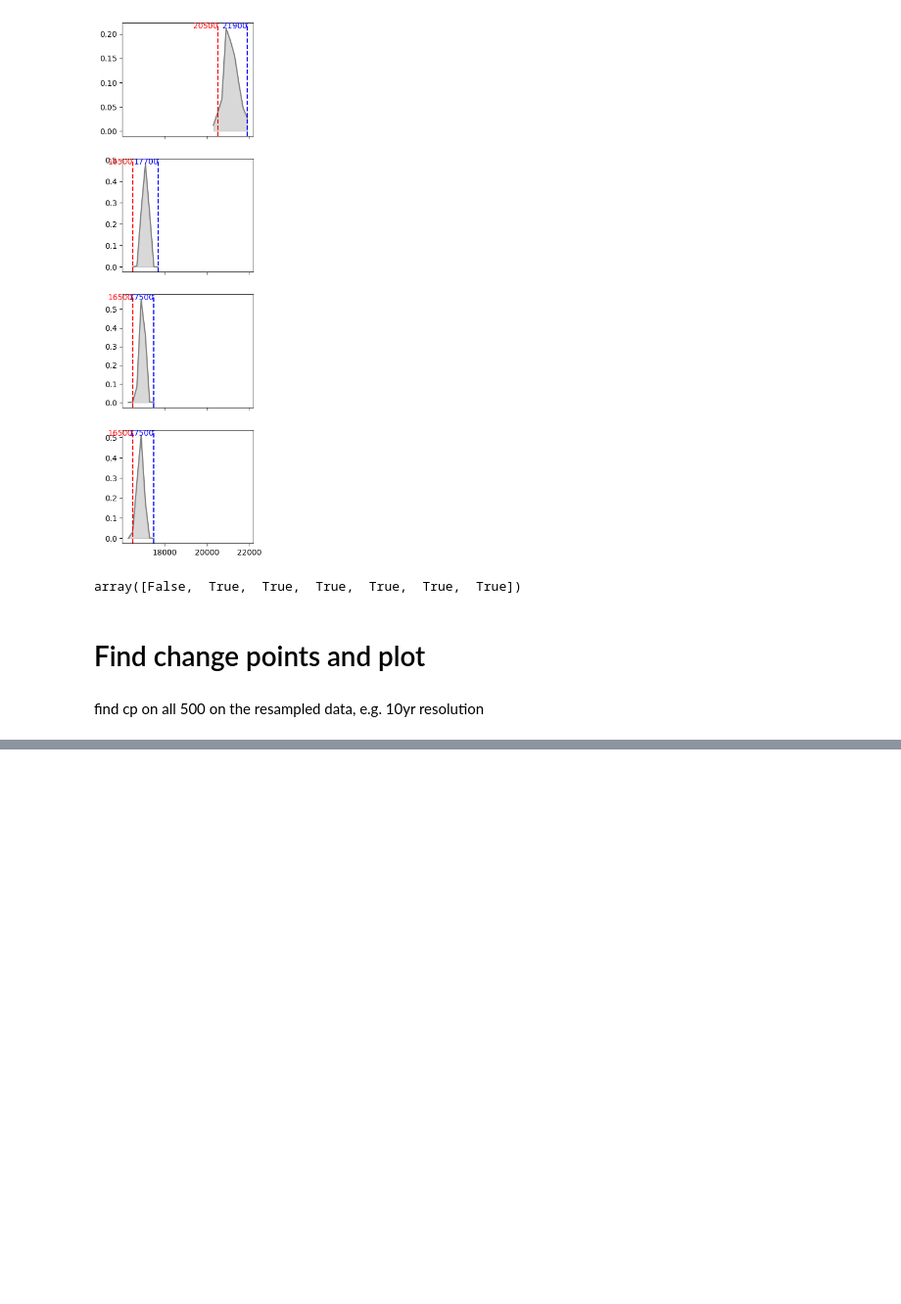
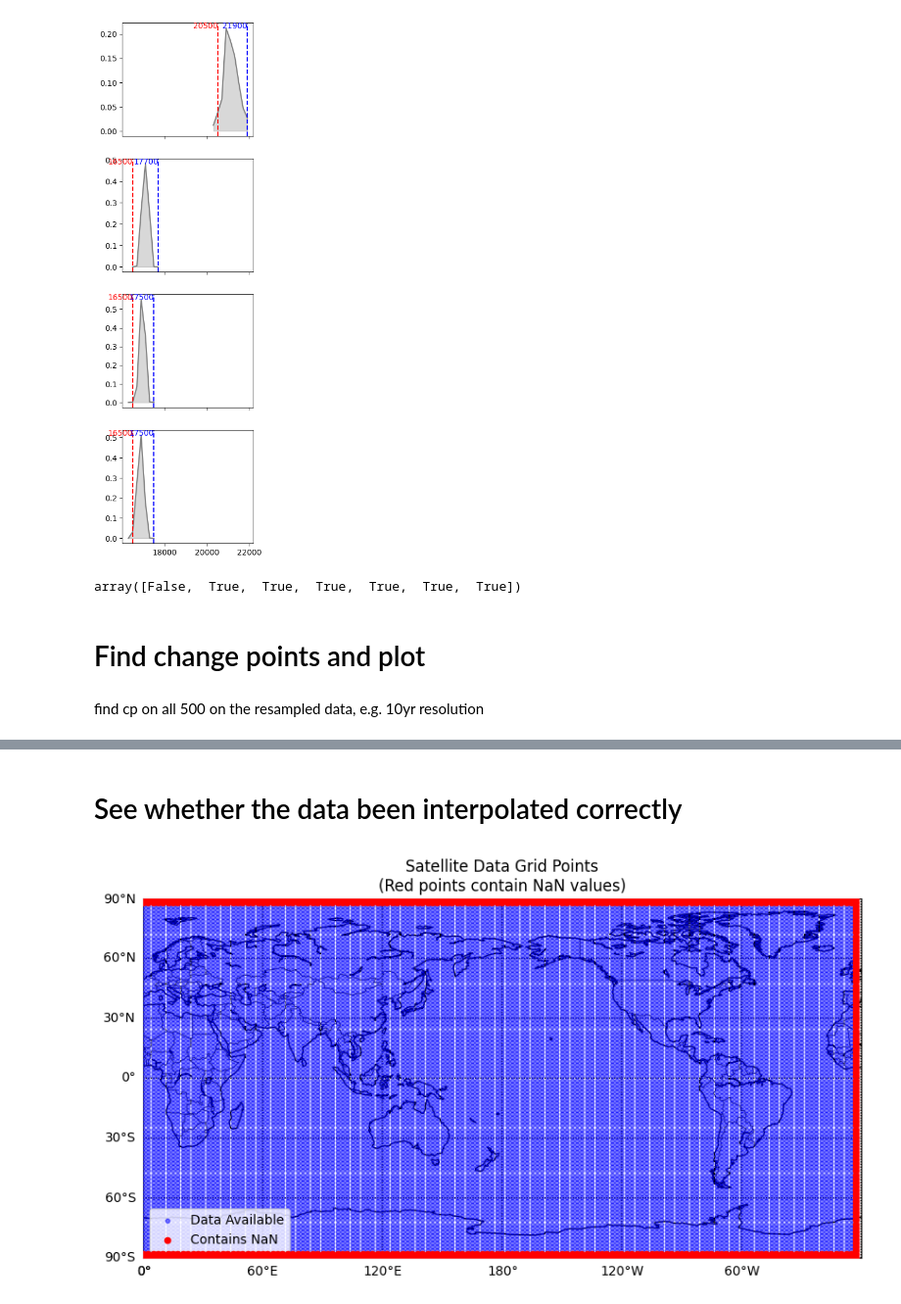
Before and after one commit to Peisong-Zheng/Last_deglaciation, a Jupyter notebook: Figure2_Ens.ipynb, the cells around one changed output, grey strips where cells are left out. Shown at 98% size. Drawn from its saved outputs; the diff is of its cells as text; code cells hidden in the pictures; blank space fills up the shorter version.

```diff
--- a/Figure2_Ens.ipynb
+++ b/Figure2_Ens.ipynb
@@ -341,0 +464,40 @@ selected_cp_index: 2
+# %% [markdown]
+# See whether the data been interpolated correctly
+# %%
+import xarray as xr
+import numpy as np
+
+
+# Check for NaN presence across the 'age' dimension
+nan_presence = ds_trace_interpolated['sat'].isnull().any(dim='age')
+
+# Check the first few values to confirm our simulation
+nan_presence.isel(lat=slice(0, 5), lon=slice(0, 5))
+
+
+import matplotlib.pyplot as plt
+from mpl_toolkits.basemap import Basemap
+
+# Set up the plot with Basemap
+fig, ax = plt.subplots(figsize=(10, 6))
+m = Basemap(projection='cyl', resolution='c', llcrnrlat=-90, urcrnrlat=90, llcrnrlon=0, urcrnrlon=360, ax=ax)
+m.drawcoastlines()
+m.drawcountries()
+m.drawparallels(np.arange(-90., 91., 30.), labels=[1, 0, 0, 0])
+m.drawmeridians(np.arange(0., 361., 60.), labels=[0, 0, 0, 1])
+
+# Prepare longitude and latitude data for plotting
+lon2d, lat2d = np.meshgrid(ds_trace_interpolated.lon, ds_trace_interpolated.lat)
+
+# Plot all grid points
+m.scatter(lon2d.flatten(), lat2d.flatten(), color='blue', s=10, alpha=0.5, zorder=5, label='Data Available')
+
+# Plot grid points with NaN in 'sat'
+lon_nan, lat_nan = lon2d[nan_presence], lat2d[nan_presence]
+m.scatter(lon_nan.flatten(), lat_nan.flatten(), color='red', s=20, alpha=1, zorder=10, label='Contains NaN')
+
+plt.title('Satellite Data Grid Points\n(Red points contain NaN values)')
+plt.legend(loc='lower left')
+plt.show()
+# %% [output]
+[figure, added]
```
Also changed, not shown: parts of 12 cells of this notebook.
